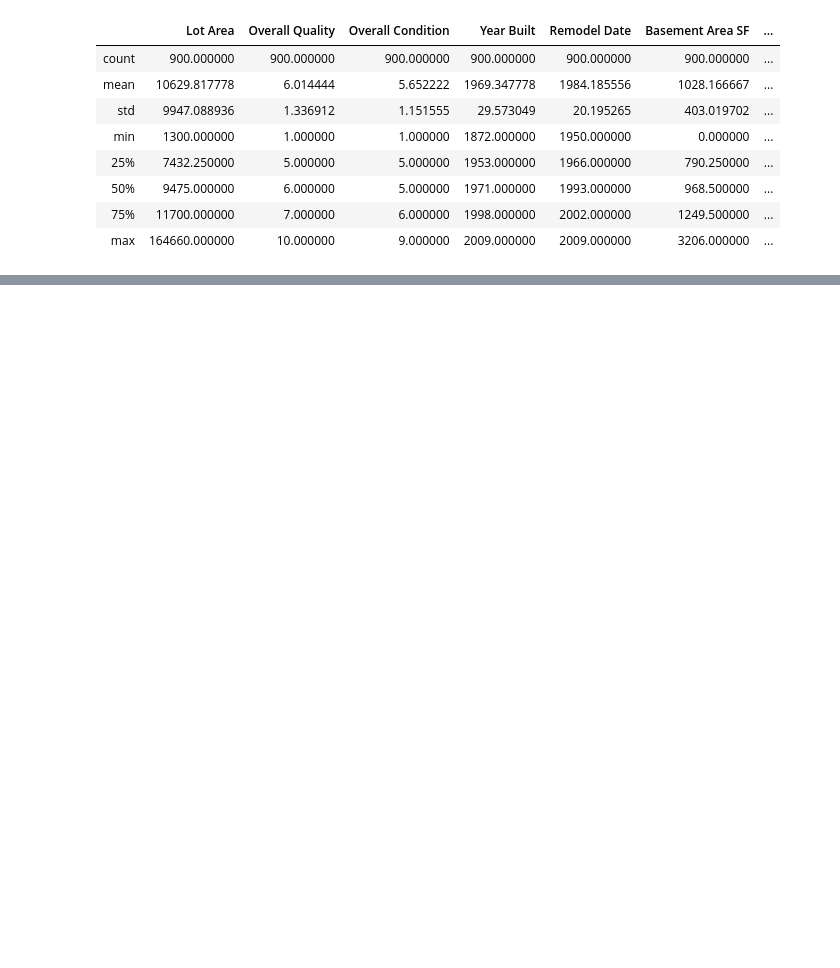
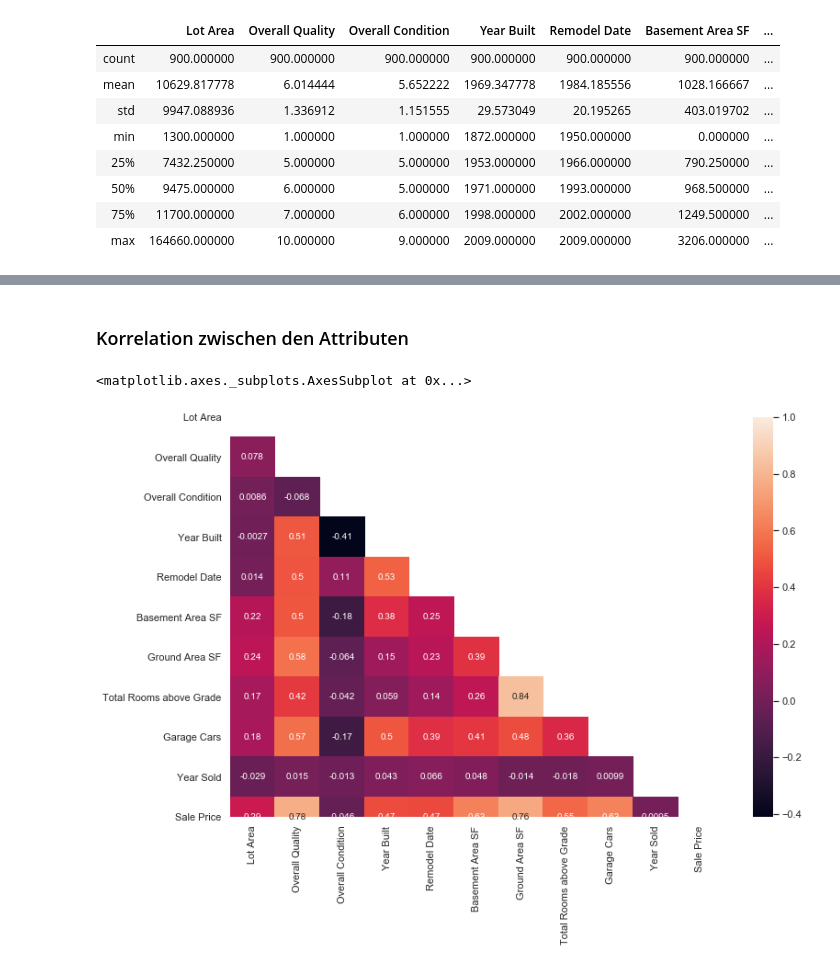
Before and after one commit to Simon-0711/DataSciencePruefungsleistung, a Jupyter notebook: Data_Science_Prototyp_v1.0.ipynb, the cells around one changed output, grey strips where cells are left out. Saved outputs shown, nothing was run; the diff lists cells and outputs as text; code cells hidden in the pictures; blank space fills up the shorter version.

```diff
--- a/Data_Science_Prototyp_v1.0.ipynb
+++ b/Data_Science_Prototyp_v1.0.ipynb
@@ -122,12 +124,20 @@ YrSold: Year Sold (YYYY)
 ### Teil 1 (8 + 5 P):
 Der Datensatz ist mit Hilfe statistischer Standardfunktionen zu analysieren, zu interpretieren und ggfs. zu bereinigen. Nutzen Sie visuelle, in die Programmierumgebung eingebettete Darstellungsarten, um wichtige Zusammenhänge zu visualisieren. Beschreiben Sie die Ergebnisse.
 # %%
+import sys
 import pandas as pd
 import numpy as np
 import seaborn as sns #visualisation
 import matplotlib.pyplot as plt #visualisation
+#import matplotlib
 %matplotlib inline
 
-df = pd.read_csv('SetFiltered.csv', delimiter=";")
-df.head()
+# Seaborn customice visualisation
+sns.set(style="white", palette="muted", color_codes=True)
+
+print('Python Verison: ', sys.version)  # parentheses necessary in python 3.
+print('Pandas Version: ', pd.__version__)
+print('Numpy Version: ', np.__version__)
+print('Seaborn Version: ', sns.__version__)
+#print('Matplotlib Version: ', matplotlib.__version__)
 # %% [output]
@@ -224,0 +262,17 @@ memory usage: 126.6+ KB
+# %% [markdown]
+### Korrelation zwischen den Attributen
+# %%
+# Compute the correlation matrix
+corr = df.corr()
+
+# Generate a mask for the upper triangle
+mask = np.triu(np.ones_like(corr, dtype=np.bool))
+
+# Set up the matplotlib figure
+f, ax = plt.subplots(figsize=(12, 8))
+
+# Draw the heatmap with the mask and correct aspect ratio
+sns.heatmap(corr, mask=mask, annot=True)
+# %% [output]
+<matplotlib.axes._subplots.AxesSubplot at 0x...>
+[figure, added]
```
Also changed, not shown: parts of 28 cells of this notebook.
